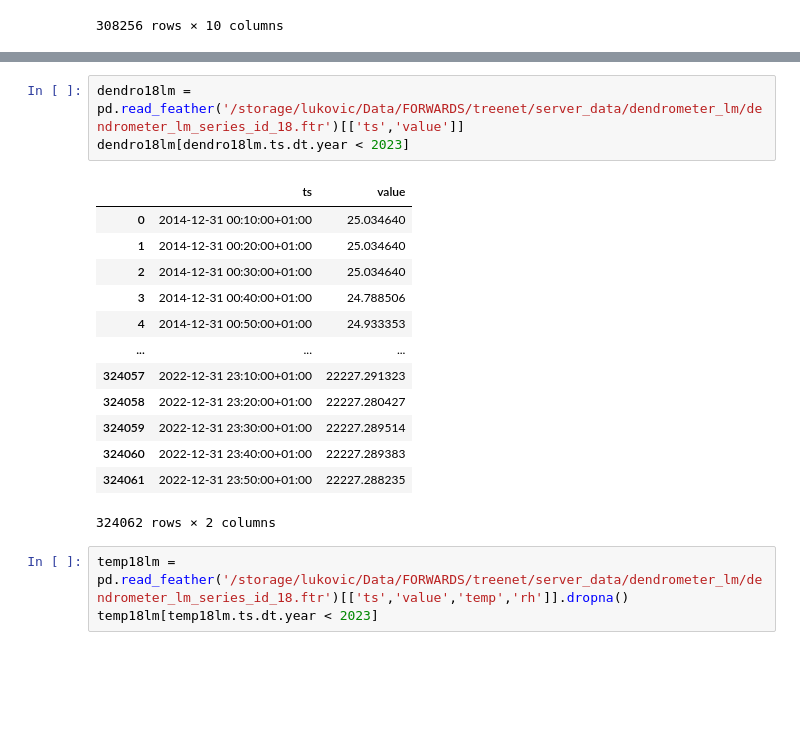
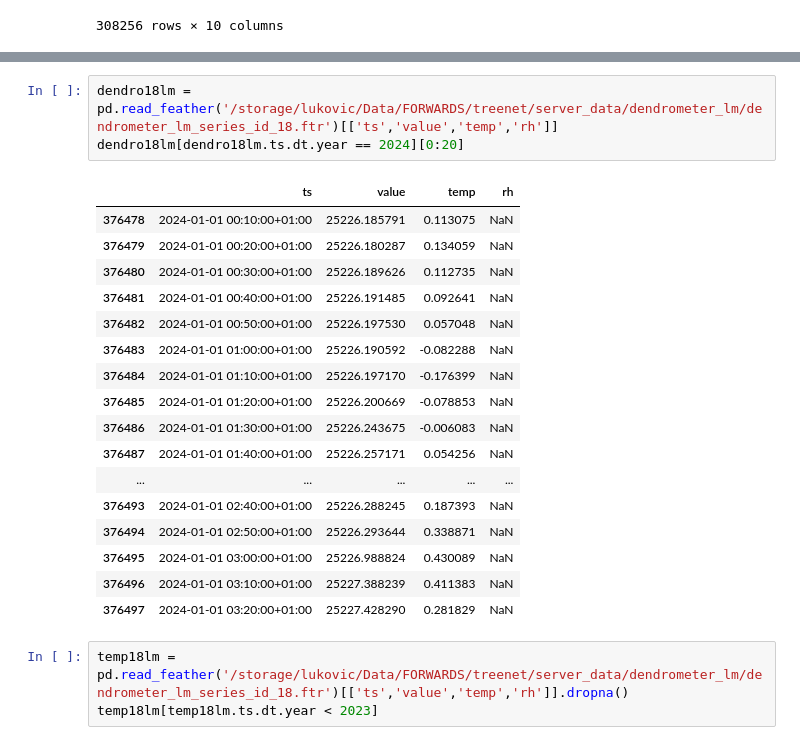
Before and after one commit to treenet/treenetai, a Jupyter notebook: pipeline/test_notebook.ipynb, the cells around one changed output, grey strips where cells are left out. Drawn from its saved outputs; the diff is of its cells as text; blank space fills up the shorter version.

```diff
--- a/pipeline/test_notebook.ipynb
+++ b/pipeline/test_notebook.ipynb
@@ -502,22 +506,26 @@ dendro18l2[0:20]
 | 18 | 2014-12-31 03:10:00+01:00 | 18 | 24.734640 | 25.344640 | 0.610000 | 0.0 | NaN | NaN | True | None | NaN | ... |
 | 19 | 2014-12-31 03:20:00+01:00 | 18 | 24.978250 | 25.344640 | 0.366390 | 0.0 | NaN | NaN | True | None | NaN | ... |
 # %%
-dendro18lm = pd.read_feather('/storage/lukovic/Data/FORWARDS/treenet/server_data/dendrometer_lm/dendrometer_lm_series_id_18.ftr')[['ts','value']]
-dendro18lm[dendro18lm.ts.dt.year < 2023]
+dendro18lm = pd.read_feather('/storage/lukovic/Data/FORWARDS/treenet/server_data/dendrometer_lm/dendrometer_lm_series_id_18.ftr')[['ts','value','temp','rh']]
+dendro18lm[dendro18lm.ts.dt.year == 2024][0:20]
 # %% [output]
-|  | ts | value |
-| 0 | 2014-12-31 00:10:00+01:00 | 25.034640 |
-| 1 | 2014-12-31 00:20:00+01:00 | 25.034640 |
-| 2 | 2014-12-31 00:30:00+01:00 | 25.034640 |
-| 3 | 2014-12-31 00:40:00+01:00 | 24.788506 |
-| 4 | 2014-12-31 00:50:00+01:00 | 24.933353 |
-| ... | ... | ... |
-| 324057 | 2022-12-31 23:10:00+01:00 | 22227.291323 |
-| 324058 | 2022-12-31 23:20:00+01:00 | 22227.280427 |
-| 324059 | 2022-12-31 23:30:00+01:00 | 22227.289514 |
-| 324060 | 2022-12-31 23:40:00+01:00 | 22227.289383 |
-| 324061 | 2022-12-31 23:50:00+01:00 | 22227.288235 |
+|  | ts | value | temp | rh |
+| 376478 | 2024-01-01 00:10:00+01:00 | 25226.185791 | 0.113075 | NaN |
+| 376479 | 2024-01-01 00:20:00+01:00 | 25226.180287 | 0.134059 | NaN |
+| 376480 | 2024-01-01 00:30:00+01:00 | 25226.189626 | 0.112735 | NaN |
+| 376481 | 2024-01-01 00:40:00+01:00 | 25226.191485 | 0.092641 | NaN |
+| 376482 | 2024-01-01 00:50:00+01:00 | 25226.197530 | 0.057048 | NaN |
+| 376483 | 2024-01-01 01:00:00+01:00 | 25226.190592 | -0.082288 | NaN |
+| 376484 | 2024-01-01 01:10:00+01:00 | 25226.197170 | -0.176399 | NaN |
+| 376485 | 2024-01-01 01:20:00+01:00 | 25226.200669 | -0.078853 | NaN |
+| 376486 | 2024-01-01 01:30:00+01:00 | 25226.243675 | -0.006083 | NaN |
+| 376487 | 2024-01-01 01:40:00+01:00 | 25226.257171 | 0.054256 | NaN |
+| ... | ... | ... | ... | ... |
+| 376493 | 2024-01-01 02:40:00+01:00 | 25226.288245 | 0.187393 | NaN |
+| 376494 | 2024-01-01 02:50:00+01:00 | 25226.293644 | 0.338871 | NaN |
+| 376495 | 2024-01-01 03:00:00+01:00 | 25226.988824 | 0.430089 | NaN |
+| 376496 | 2024-01-01 03:10:00+01:00 | 25227.388239 | 0.411383 | NaN |
+| 376497 | 2024-01-01 03:20:00+01:00 | 25227.428290 | 0.281829 | NaN |
-324062 rows × 2 columns
 # %%
 temp18lm = pd.read_feather('/storage/lukovic/Data/FORWARDS/treenet/server_data/dendrometer_lm/dendrometer_lm_series_id_18.ftr')[['ts','value','temp','rh']].dropna()
 temp18lm[temp18lm.ts.dt.year < 2023]
```
Also changed, not shown: parts of 1 cell of this notebook, 15 other files.
